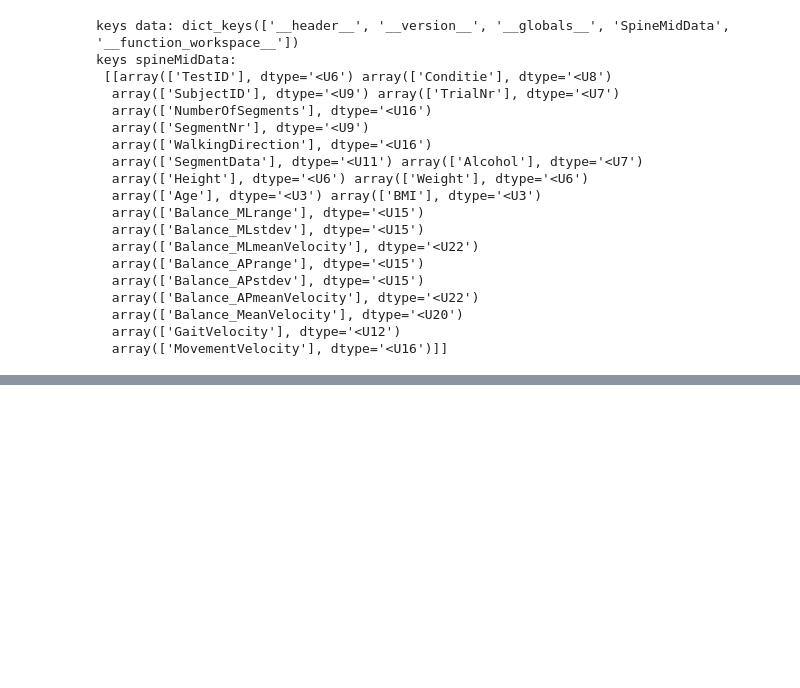
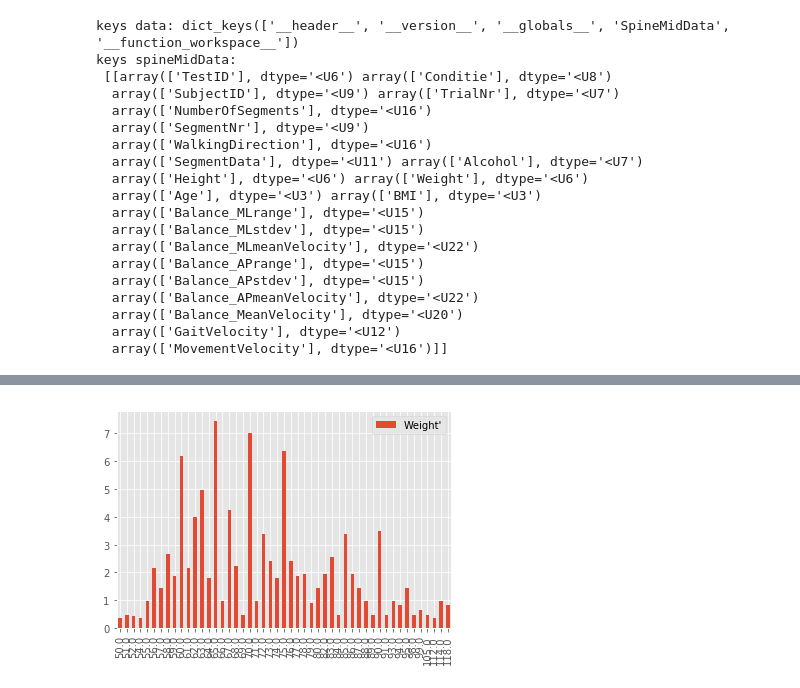
Before and after one commit to VivienvV/fallrisk, a Jupyter notebook: Data_preprocessing/s_preprocessing.ipynb, the cells around one changed output, grey strips where cells are left out. Saved outputs shown, nothing was run; the diff lists cells and outputs as text; code cells hidden in the pictures; blank space fills up the shorter version.

Commit message:
Nieuw csv bestand + algemene informatie over data

```diff
--- a/Data_preprocessing/s_preprocessing.ipynb
+++ b/Data_preprocessing/s_preprocessing.ipynb
@@ -56,0 +34,4 @@ display(pd_data)
+# %%
+# load data as panda
+pd_spineMidData = pd.read_csv("../Data/SpineMidData.csv")
+display(pd_spineMidData)
@@ -56,0 +123,7 @@ display(pd_data)
+# %%
+perc_weight = pd.DataFrame(pd_spineMidData["Weight'"].value_counts(normalize=True) * 100).sort_index()
+perc_weight.plot.bar()
+plt.style.use('ggplot')
+plt.show()
+# %% [output]
+[figure, added]
```
Also changed, not shown: parts of 7 cells of this notebook, 4 other files.
